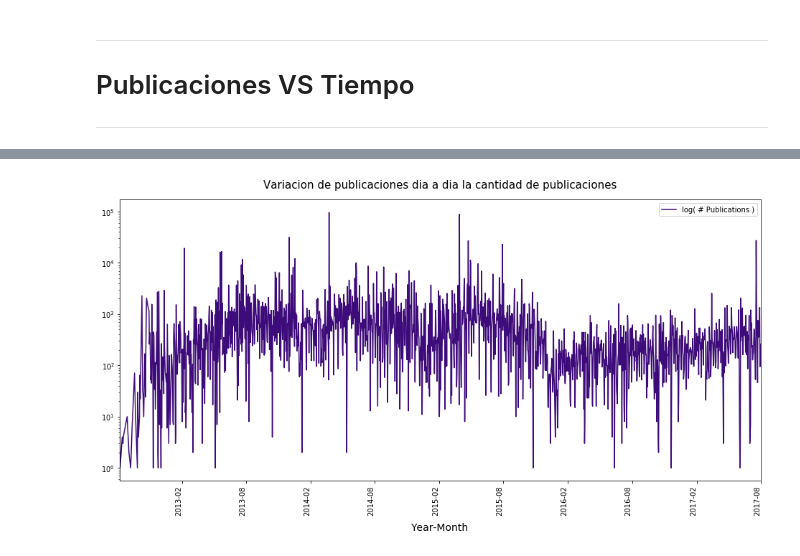
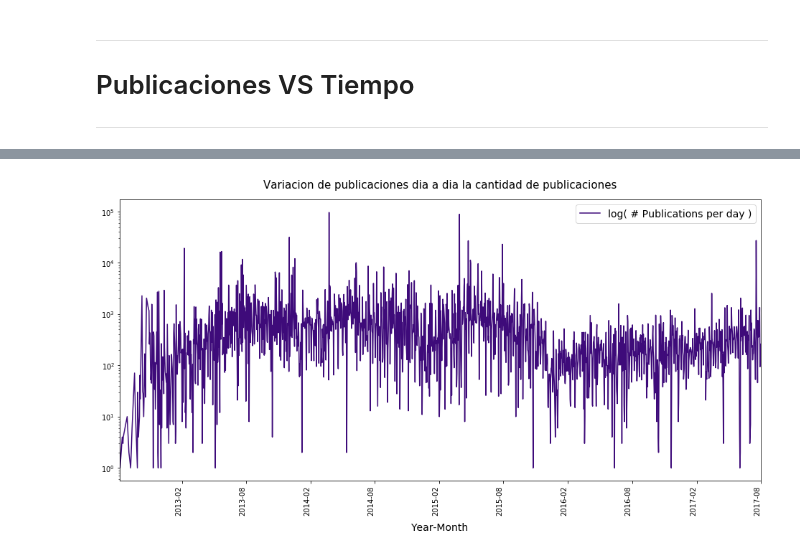
Before and after one commit to fpenovi/BArealEstatePricing, a Jupyter notebook: notebooks/00 - Hello_TP.ipynb, the cells around one changed output, grey strips where cells are left out. Saved outputs shown, nothing was run; the diff lists cells and outputs as text; code cells hidden in the pictures.

```diff
--- a/notebooks/00 - Hello_TP.ipynb
+++ b/notebooks/00 - Hello_TP.ipynb
@@ -53,14 +62,14 @@ fig.title.set_position((0.5, 1.025));
 # %%
 fig = forPlot.plot(x='Year-Month',
                    figsize=(16, 8),
                    color='#3e0b7a',
                    logy=True,
                    rot=90,
                    title="Variacion de publicaciones dia a dia la cantidad de publicaciones")
 fig.xaxis.label.set_size(14)
 fig.xaxis.set_label_coords(0.5, -0.15)
 fig.title.set_size(15)
-fig.legend().get_texts()[0].set_text("log( # Publications )")
+fig.legend(fontsize=14).get_texts()[0].set_text("log( # Publications per day )")
 fig.title.set_position((0.5, 1.025));
 # %% [output]
-[figure, old version]
+[figure, new version]
```
Also changed, not shown: parts of 11 cells of this notebook.
